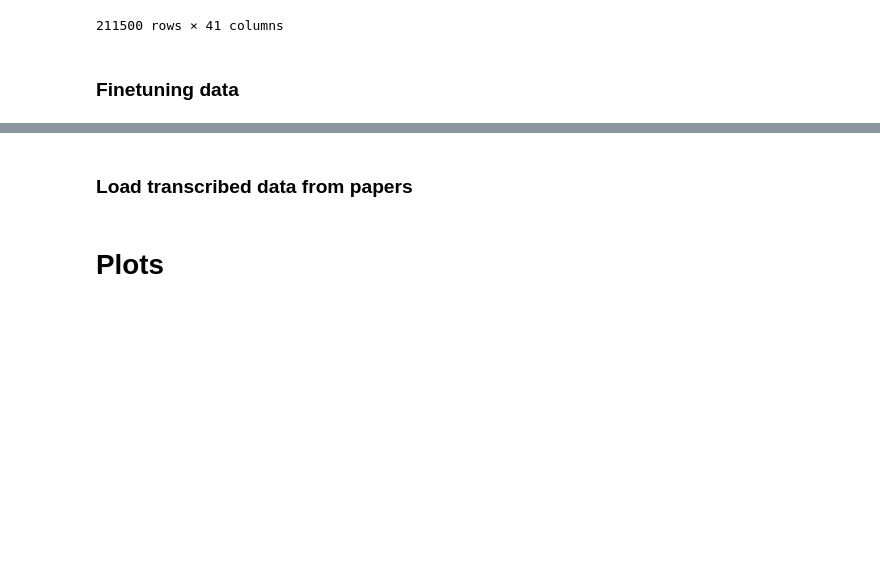
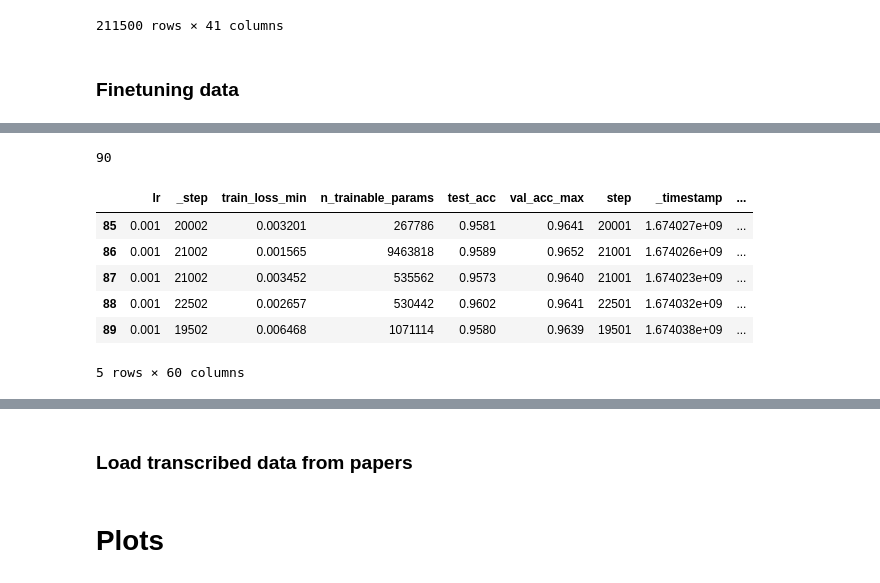
Before and after one commit to ed1d1a8d/scaling, a Jupyter notebook: notebooks/scaling-compare/cifar10.ipynb, the cells around one changed output, grey strips where cells are left out. Drawn from its saved outputs; the diff is of its cells as text; code cells hidden in the pictures; blank space fills up the shorter version.

```diff
--- a/notebooks/scaling-compare/cifar10.ipynb
+++ b/notebooks/scaling-compare/cifar10.ipynb
@@ -169,2 +169,30 @@ df_finetune_old.tail()
 5 rows × 41 columns
+# %%
+api = wandb.Api()
+runs: list[wandb.apis.public.Run] = api.runs(
+    f"data-frugal-learning/finetune",
+    filters={"tags": {"$in": ["probe-scaling-v1"]}},
+)
+
+df_probe_scaling = (
+    utils.runs_to_df(runs)
+    .query("state == 'finished'")
+    .sort_values(
+        "n_train"
+    ).reset_index(drop=True)
+)
+df_probe_scaling["test_err"] = 1 - df_probe_scaling.test_acc
+df_probe_scaling["val_err"] = 1 - df_probe_scaling.val_acc_max
+df_probe_scaling["train_err"] = 1 - df_probe_scaling.train_acc_max
+print(len(df_probe_scaling))
+df_probe_scaling.tail()
+# %% [output]
+90
+|  | lr | _step | train_loss_min | n_trainable_params | test_acc | val_acc_max | step | _timestamp | ... |
+| 85 | 0.001 | 20002 | 0.003201 | 267786 | 0.9581 | 0.9641 | 20001 | 1.674027e+09 | ... |
+| 86 | 0.001 | 21002 | 0.001565 | 9463818 | 0.9589 | 0.9652 | 21001 | 1.674026e+09 | ... |
+| 87 | 0.001 | 21002 | 0.003452 | 535562 | 0.9573 | 0.9640 | 21001 | 1.674023e+09 | ... |
+| 88 | 0.001 | 22502 | 0.002657 | 530442 | 0.9602 | 0.9641 | 22501 | 1.674032e+09 | ... |
+| 89 | 0.001 | 19502 | 0.006468 | 1071114 | 0.9580 | 0.9639 | 19501 | 1.674038e+09 | ... |
+5 rows × 60 columns
 # %%
```
Also changed, not shown: parts of 6 cells of this notebook, 1 other file.
